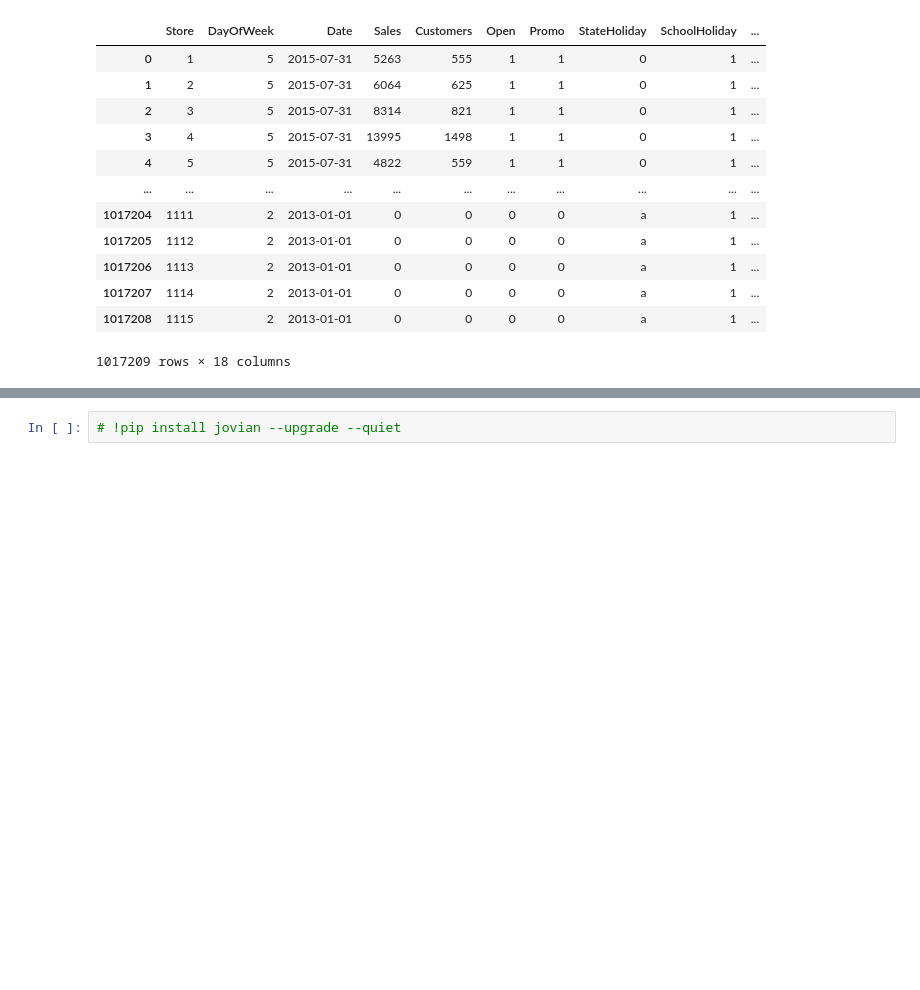
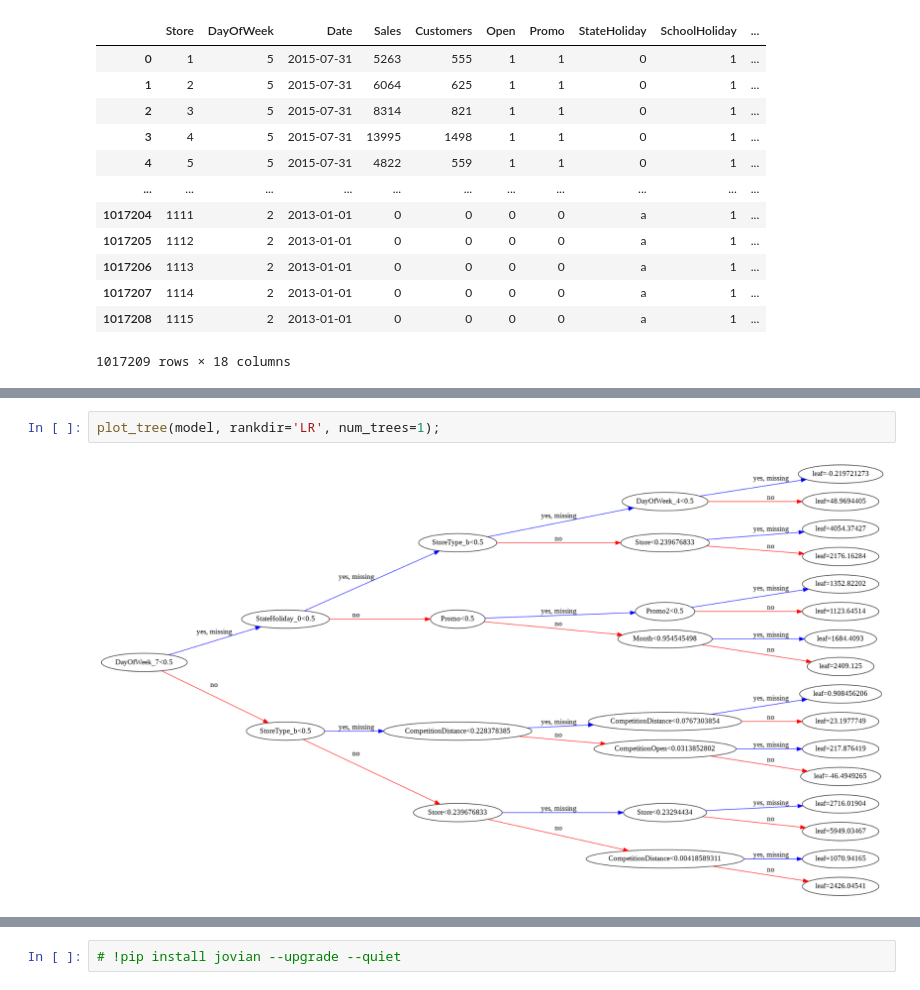
Before and after one commit to Monika171/Machine-Leaning-with-Python, a Jupyter notebook: python_gbm.ipynb, the cells around one changed output, grey strips where cells are left out. Drawn from its saved outputs; the diff is of its cells as text; blank space fills up the shorter version.

```diff
--- a/python_gbm.ipynb
+++ b/python_gbm.ipynb
@@ -164,0 +505,4 @@ merged_df
+# %%
+plot_tree(model, rankdir='LR', num_trees=1);
+# %% [output]
+[figure, added]
```
Also changed, not shown: parts of 77 cells of this notebook.
